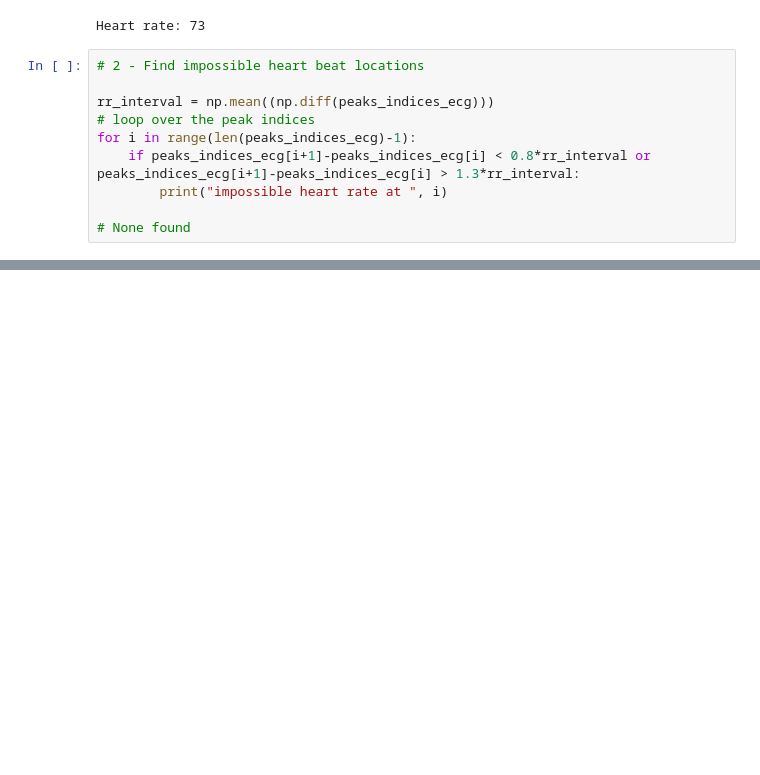
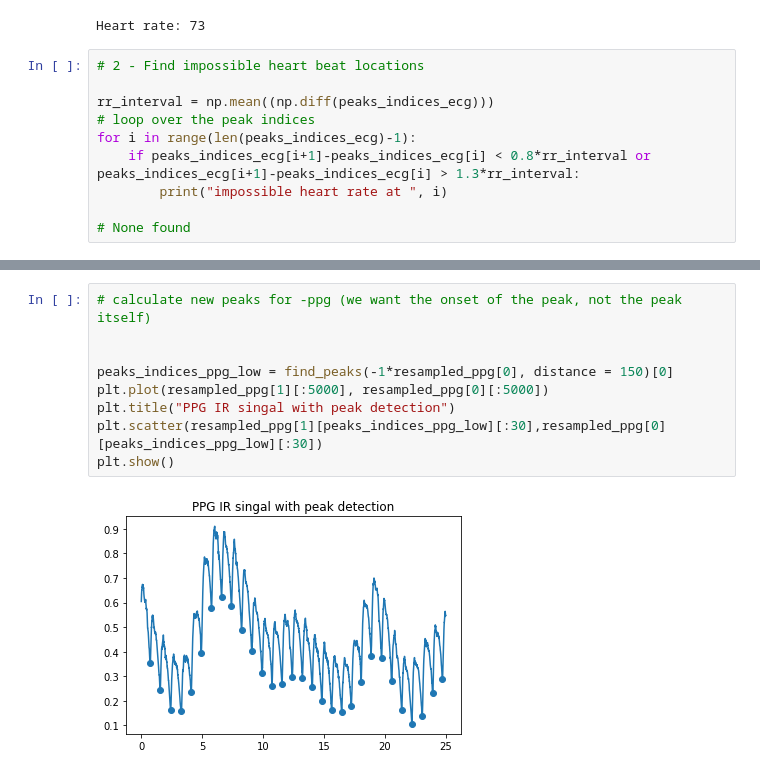
Before and after one commit to Juoksuorava/Health-Wearables-2021, a Jupyter notebook: Analysis Exercise 2/analysis_exercise_2.ipynb, the cells around one changed output, grey strips where cells are left out. Saved outputs shown, nothing was run; the diff lists cells and outputs as text; blank space fills up the shorter version.

```diff
--- a/Analysis Exercise 2/analysis_exercise_2.ipynb
+++ b/Analysis Exercise 2/analysis_exercise_2.ipynb
@@ -156,0 +163,11 @@ plt.close()
+# %%
+# calculate new peaks for -ppg (we want the onset of the peak, not the peak itself)
+
+
+peaks_indices_ppg_low = find_peaks(-1*resampled_ppg[0], distance = 150)[0]
+plt.plot(resampled_ppg[1][:5000], resampled_ppg[0][:5000])
+plt.title("PPG IR singal with peak detection")
+plt.scatter(resampled_ppg[1][peaks_indices_ppg_low][:30],resampled_ppg[0][peaks_indices_ppg_low][:30])
+plt.show()
+# %% [output]
+[figure, added]
```
Also changed, not shown: parts of 4 cells of this notebook, 2 other files.
